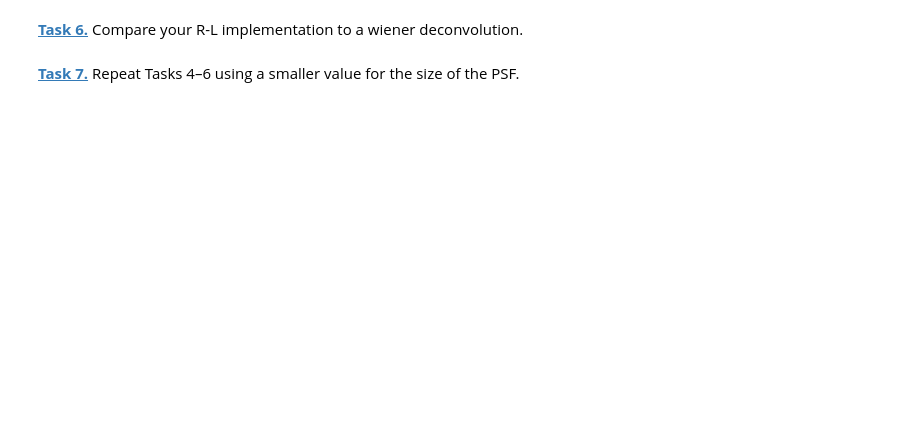
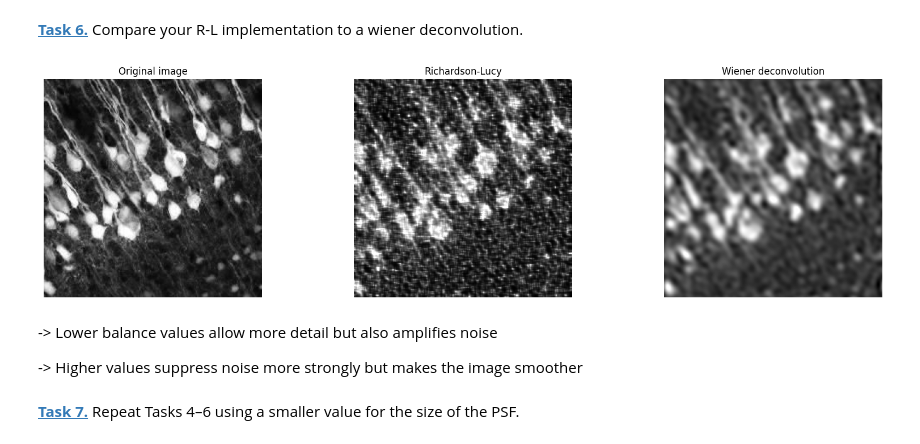
Before and after one commit to vntsslv/mobi-fs5-python, a Jupyter notebook: deconvolution.ipynb, the cells around one changed output. Saved outputs shown, nothing was run; the diff lists cells and outputs as text; code cells hidden in the pictures; blank space fills up the shorter version.

```diff
--- a/deconvolution.ipynb
+++ b/deconvolution.ipynb
@@ -82,4 +166,33 @@ noise = noise / reduce_factor
 # %% [markdown]
 **[Task 6.]()** Compare your R-L implementation to a wiener deconvolution.
+# %%
+deconv_rl = richardson_lucy_deconvolution(img_psf_noise, psf_gaussian, 20)
+
+deconv_wiener = wiener(img_psf_noise, psf_gaussian, balance=2, clip=True)
+# %%
+plt.figure(figsize=(20, 5))
+
+plt.subplot(1, 3, 1)
+plt.imshow(img, 'gray')
+plt.title('Original image')
+plt.axis('off')
+
+plt.subplot(1, 3, 2)
+plt.imshow(deconv_rl, 'gray')
+plt.title('Richardson-Lucy')
+plt.axis('off')
+
+plt.subplot(1, 3, 3)
+plt.imshow(deconv_wiener, 'gray')
+plt.title('Wiener deconvolution')
+plt.axis('off')
+
+plt.show()
+# %% [output]
+[figure, added]
+# %% [markdown]
+-> Lower balance values allow more detail but also amplifies noise
+
+-> Higher values suppress noise more strongly but makes the image smoother
 # %% [markdown]
 **[Task 7.]()** Repeat Tasks 4–6 using a smaller value for the size of the PSF.
```
Also changed, not shown: parts of 24 cells of this notebook.
